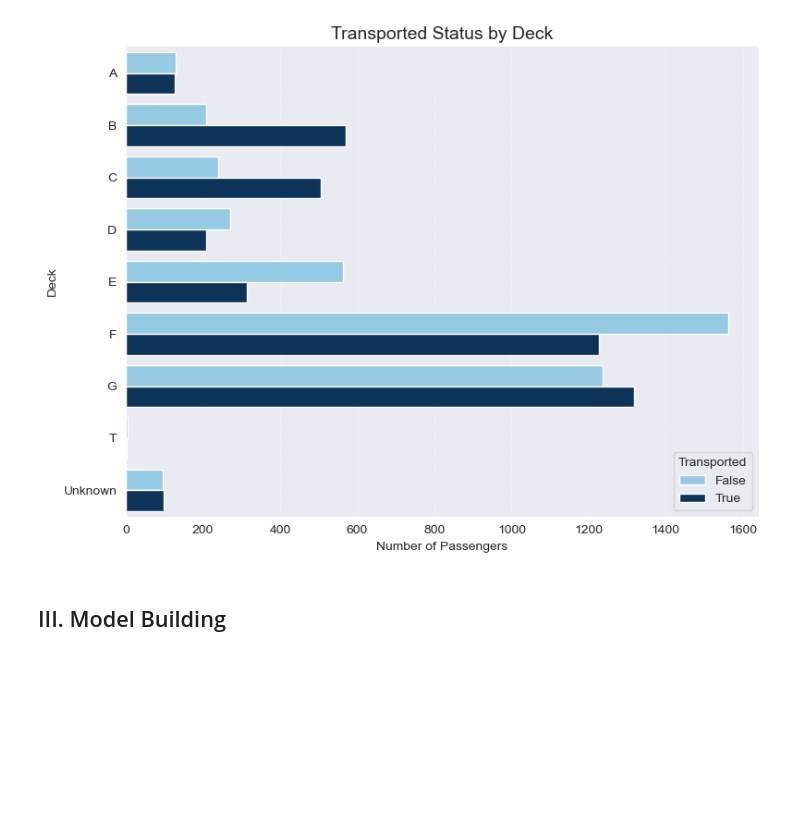
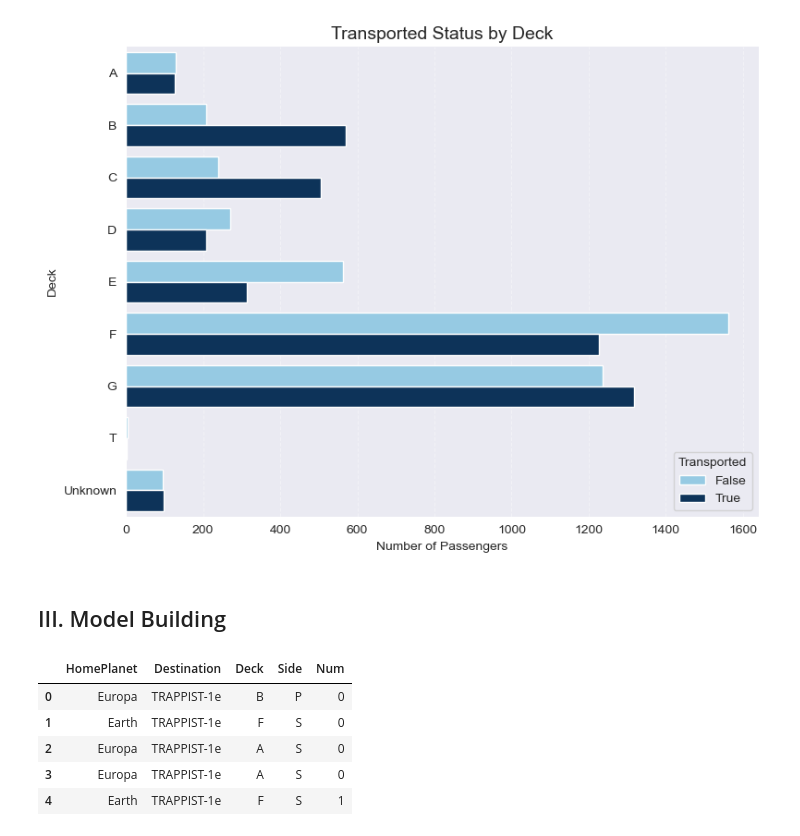
Before and after one commit to herolava259/machine-learning-gym, a Jupyter notebook: data-science/notebooks/spaceship-challenge/space-ship-titanic-deep-dive.ipynb, the cells around one changed output. Cells and saved outputs as stored; diff of their text form; code cells hidden in the pictures; blank space fills up the shorter version.

```diff
--- a/data-science/notebooks/spaceship-challenge/space-ship-titanic-deep-dive.ipynb
+++ b/data-science/notebooks/spaceship-challenge/space-ship-titanic-deep-dive.ipynb
@@ -480,3 +480,14 @@ plt.show()
 [figure]
 # %% [markdown]
 ## III. Model Building
+# %%
+cols = ["HomePlanet", "Destination", "Deck", "Side", "Num"]
+
+df_train[cols].head()
+# %% [output]
+|  | HomePlanet | Destination | Deck | Side | Num |
+| 0 | Europa | TRAPPIST-1e | B | P | 0 |
+| 1 | Earth | TRAPPIST-1e | F | S | 0 |
+| 2 | Europa | TRAPPIST-1e | A | S | 0 |
+| 3 | Europa | TRAPPIST-1e | A | S | 0 |
+| 4 | Earth | TRAPPIST-1e | F | S | 1 |
```
Also changed, not shown: parts of 16 cells of this notebook, 2 other files.
